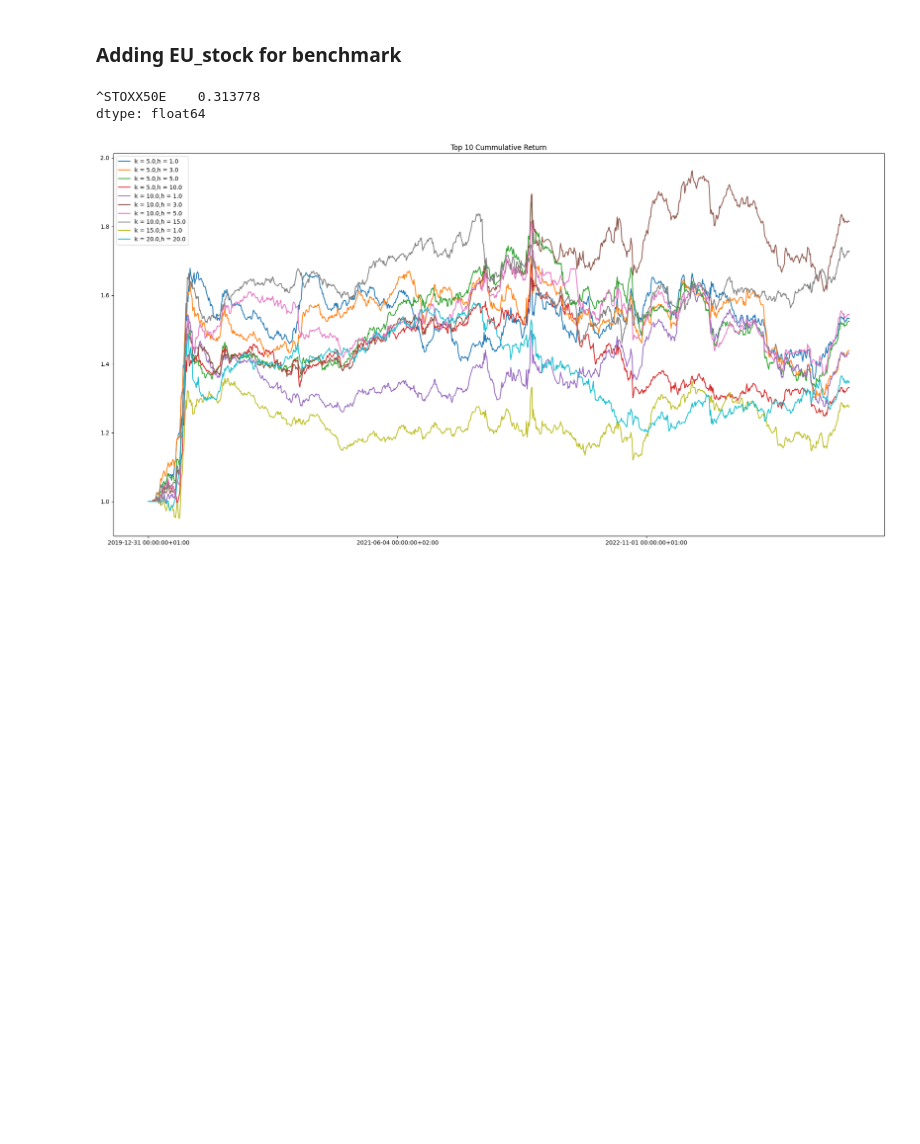
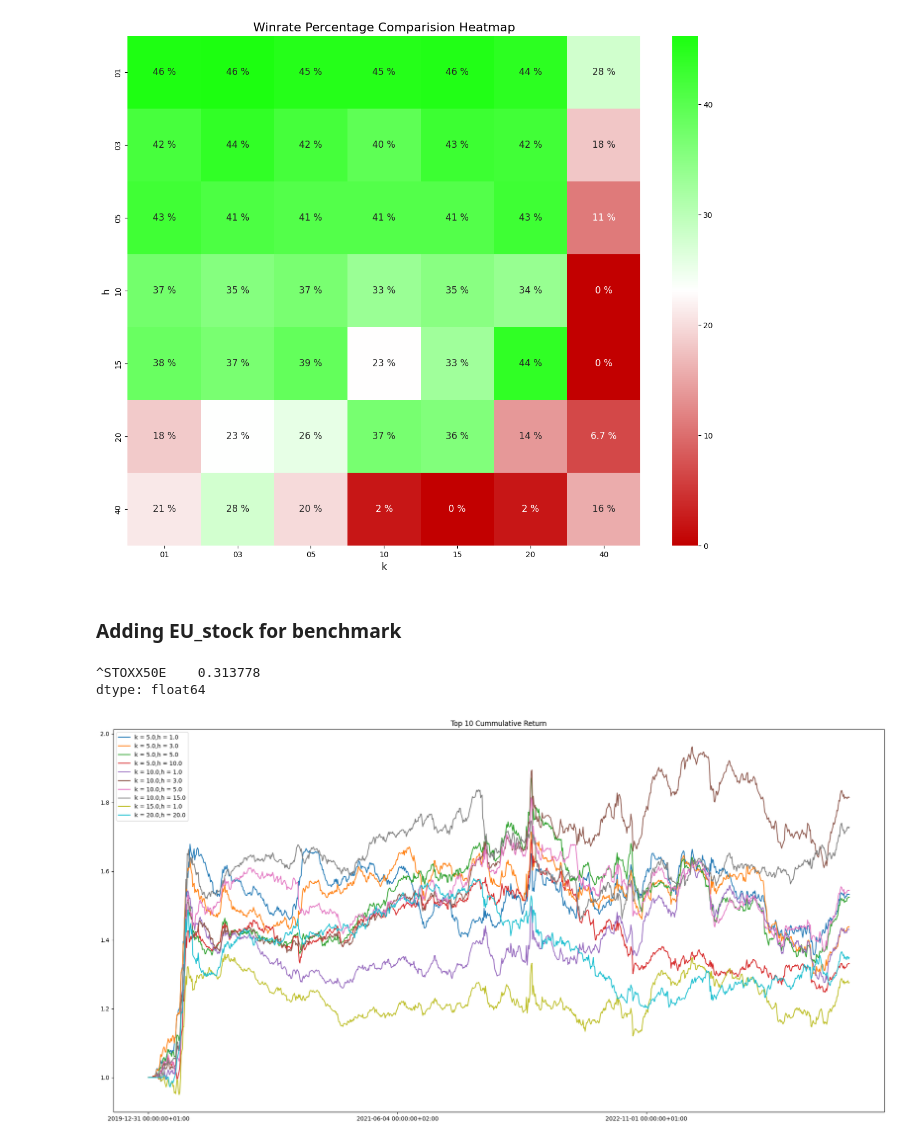
Before and after one commit to NotCodingWell/TSMOM, a Jupyter notebook: analysis.ipynb, the cells around one changed output. Drawn from its saved outputs; the diff is of its cells as text; code cells hidden in the pictures; blank space fills up the shorter version.

```diff
--- a/analysis.ipynb
+++ b/analysis.ipynb
@@ -33,18 +87,23 @@ def winrate(pnl, signal,h):
 # %%
 for k in ["01","03","05","10","15","20","40"]:
     for h in ["01","03","05","10","15","20","40"]:
-        pnl = pd.read_csv("Main File/TSMOM/Data/target_vol = 0.3/pnl/pnl (k = "+ str(k)+ ", h = " + str(h) + ").csv").set_index('Date')
+        pnl = pd.read_csv("Data/target_vol = 0.3/pnl/pnl (k = "+ str(k)+ ", h = " + str(h) + ").csv").set_index('Date')
 
-        signal = pd.read_csv("Main File/TSMOM/Data/target_vol = 0.3/signal/signal (k = "+ str(k)+ ", h = " + str(h) + ").csv").set_index('Date')
+        signal = pd.read_csv("Data/target_vol = 0.3/signal/signal (k = "+ str(k)+ ", h = " + str(h) + ").csv").set_index('Date')
 
         temp = winrate(pnl,signal, int(h))
         try:
             temp2 = [k,h,temp]
             stats.loc[len(stats.index)] = temp2
         except:
             stats = pd.DataFrame(columns = ["k","h","winrate"])
             temp2 = [k,h,temp]
             stats.loc[len(stats.index)] = temp2
+
+winrate_ = stats.pivot(index = 'h', columns='k', values='winrate')
+create_heatmap(winrate_, "Winrate Percentage Comparision")
+# %% [output]
+[figure, added]
 # %%
 def plotting_k_analyst(k):
     # remove sort_value.... for full graph
```
Also changed, not shown: parts of 12 cells of this notebook, 1 other file.
